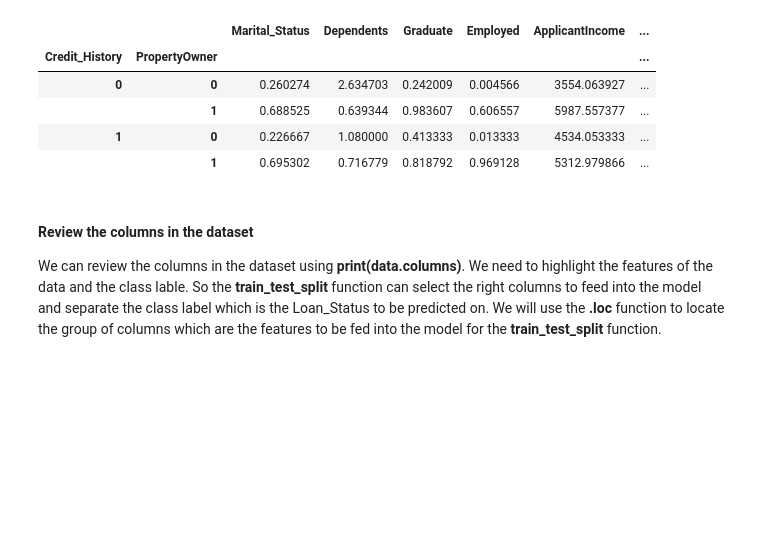
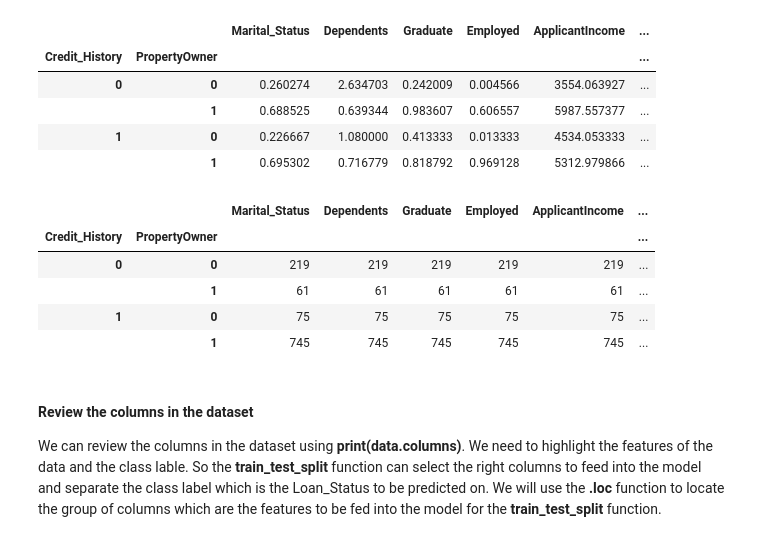
Before and after one commit to tullshaun/MachineLearning, a Jupyter notebook: 1. Loan Application Data Pre-processing.ipynb, the cells around one changed output. Saved outputs shown, nothing was run; the diff lists cells and outputs as text; code cells hidden in the pictures; blank space fills up the shorter version.

```diff
--- a/1. Loan Application Data Pre-processing.ipynb
+++ b/1. Loan Application Data Pre-processing.ipynb
@@ -344,6 +344,16 @@ data.groupby(['Credit_History','PropertyOwner']).mean()
 |  | 1 | 0.688525 | 0.639344 | 0.983607 | 0.606557 | 5987.557377 | ... |
 | 1 | 0 | 0.226667 | 1.080000 | 0.413333 | 0.013333 | 4534.053333 | ... |
 |  | 1 | 0.695302 | 0.716779 | 0.818792 | 0.969128 | 5312.979866 | ... |
+# %%
+## view by distribution using count, can also filter on Loan_Status by using:  data.groupby(['Credit_History','PropertyOwner']).Loan_Status.count()
+data.groupby(['Credit_History','PropertyOwner']).count()
+# %% [output]
+|  |  | Marital_Status | Dependents | Graduate | Employed | ApplicantIncome | ... |
+| Credit_History | PropertyOwner |  |  |  |  |  | ... |
+| 0 | 0 | 219 | 219 | 219 | 219 | 219 | ... |
+|  | 1 | 61 | 61 | 61 | 61 | 61 | ... |
+| 1 | 0 | 75 | 75 | 75 | 75 | 75 | ... |
+|  | 1 | 745 | 745 | 745 | 745 | 745 | ... |
 # %% [markdown]
 #### Review the columns in the dataset
 We can review the columns in the dataset using **print(data.columns)**. We need to highlight the features of the data and the class lable. So the **train_test_split** function can select the right columns to feed into the model and separate the class label which is the Loan_Status to be predicted on. We will use the **.loc** function to locate the group of columns which are the features to be fed into the model for the **train_test_split** function.
```
